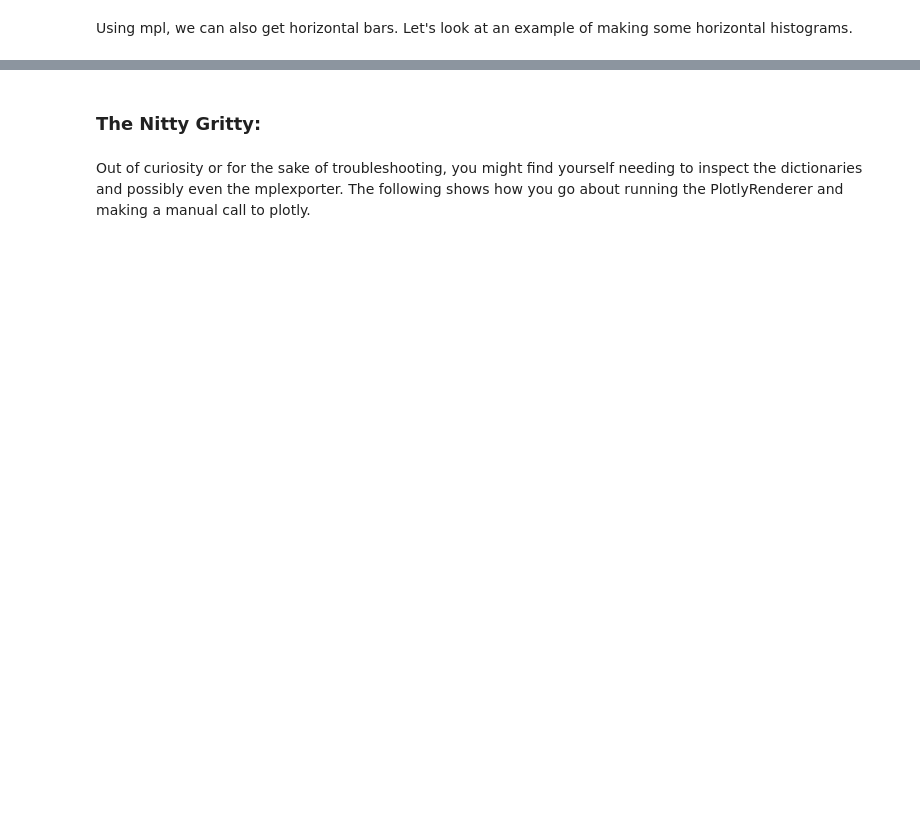
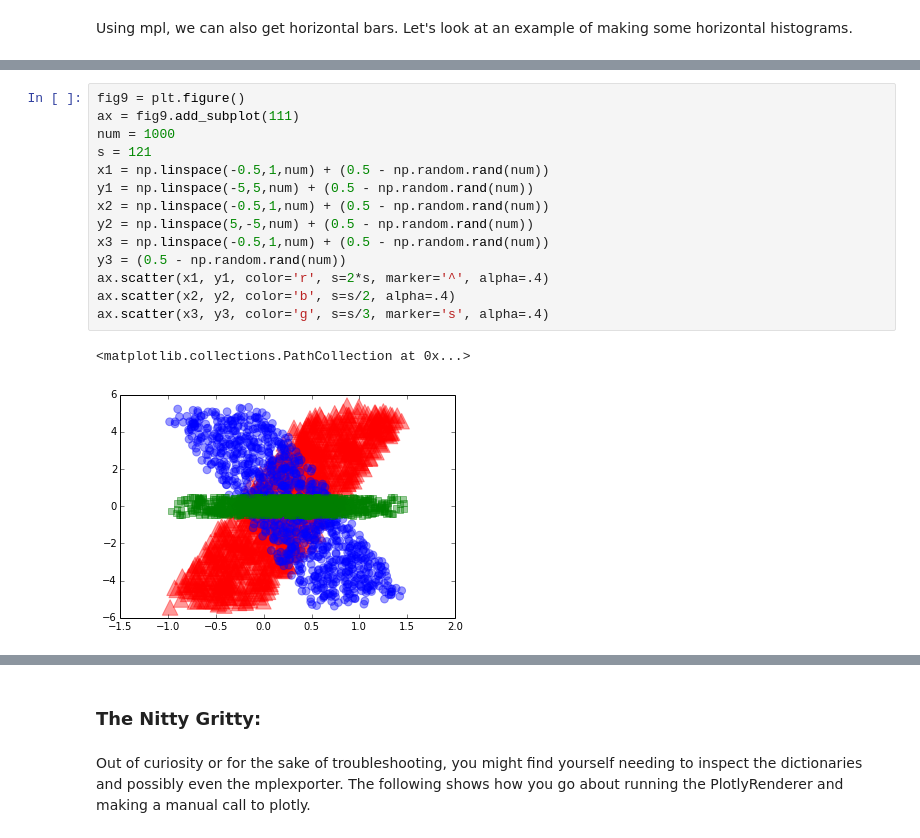
Before and after one commit to mpld3/matplotlylib, a Jupyter notebook: notebooks/Plotly and mpld3.ipynb, the cells around one changed output, grey strips where cells are left out. Saved outputs shown, nothing was run; the diff lists cells and outputs as text; blank space fills up the shorter version.

Commit message:
Added Scatter examples to Plotly and mpld3 notebook.

```diff
--- a/notebooks/Plotly and mpld3.ipynb
+++ b/notebooks/Plotly and mpld3.ipynb
@@ -275,0 +294,17 @@ fig_to_plotly(fig8, username, api_key, notebook=True, resize=True)
+# %%
+fig9 = plt.figure()
+ax = fig9.add_subplot(111)
+num = 1000
+s = 121
+x1 = np.linspace(-0.5,1,num) + (0.5 - np.random.rand(num))
+y1 = np.linspace(-5,5,num) + (0.5 - np.random.rand(num))
+x2 = np.linspace(-0.5,1,num) + (0.5 - np.random.rand(num))
+y2 = np.linspace(5,-5,num) + (0.5 - np.random.rand(num))
+x3 = np.linspace(-0.5,1,num) + (0.5 - np.random.rand(num))
+y3 = (0.5 - np.random.rand(num))
+ax.scatter(x1, y1, color='r', s=2*s, marker='^', alpha=.4)
+ax.scatter(x2, y2, color='b', s=s/2, alpha=.4)
+ax.scatter(x3, y3, color='g', s=s/3, marker='s', alpha=.4)
+# %% [output]
+<matplotlib.collections.PathCollection at 0x...>
+[figure, added]
```
Also changed, not shown: parts of 8 cells of this notebook, 1 other file.
